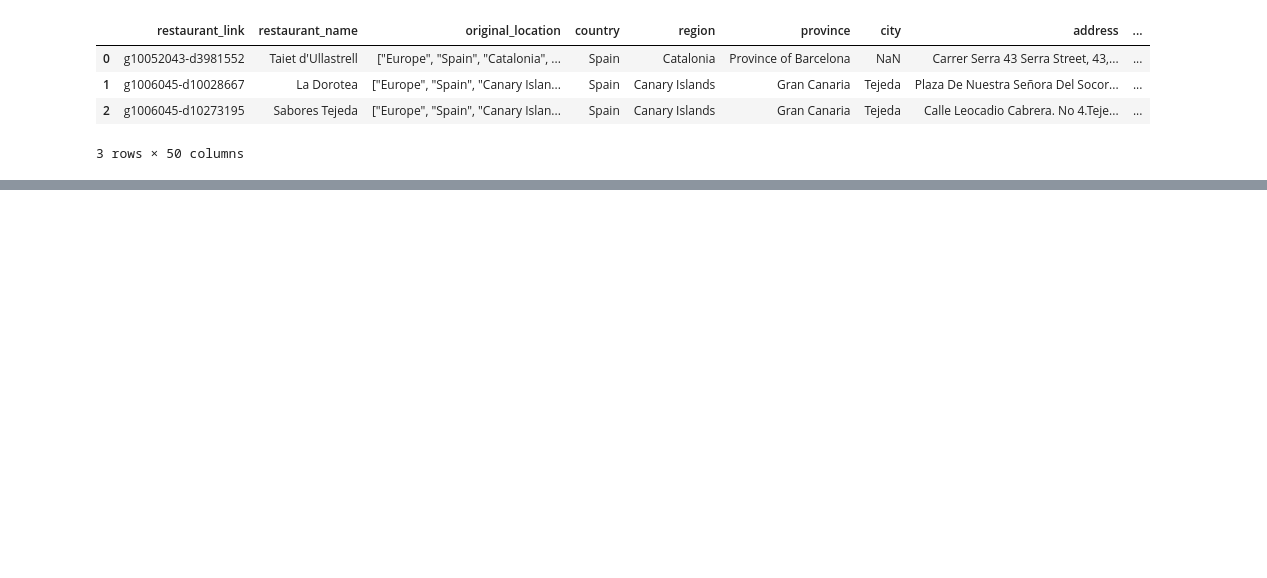
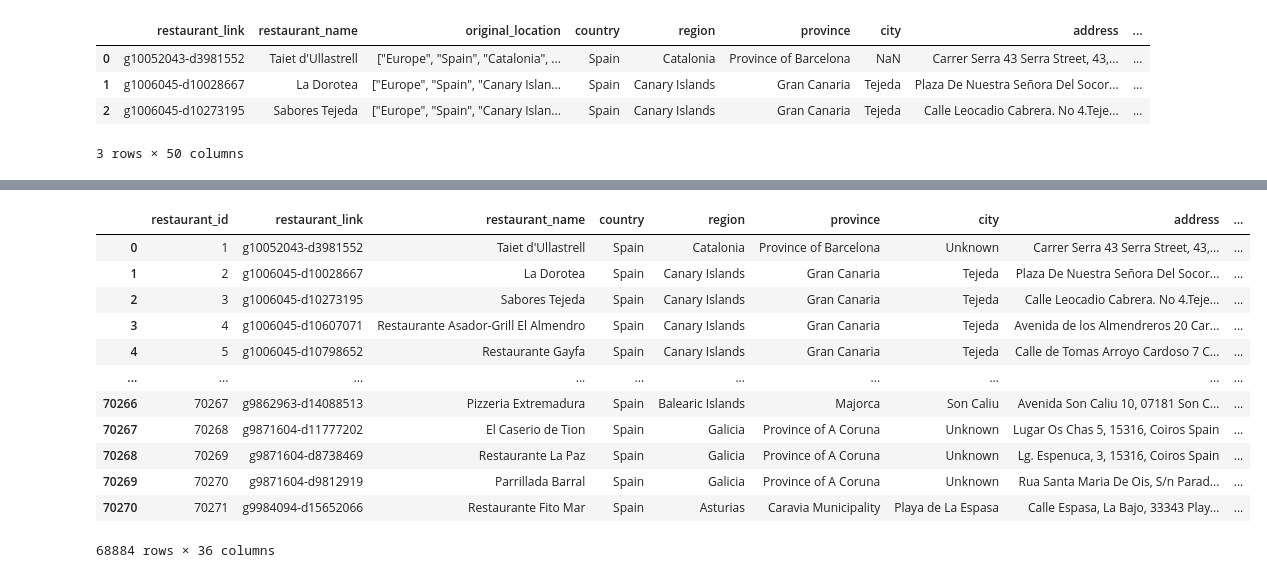
Before and after one commit to AlexMateu21/Final-Project, a Jupyter notebook: notebooks/EDA.ipynb, the cells around one changed output, grey strips where cells are left out. Cells and saved outputs as stored; diff of their text form; code cells hidden in the pictures; blank space fills up the shorter version.

```diff
--- a/notebooks/EDA.ipynb
+++ b/notebooks/EDA.ipynb
@@ -1453,0 +1499,2 @@ df_final.head(3)
+# %%
+df_final.loc[mask_invalid, 'zip_code'] = None
@@ -1473,0 +1565,10 @@ dtype: object
+# %%
+# Now that we made the analysis we can drop the columns that we don't need anymore, or that they are not related to our analysis and save them in a new variable called df_final_clean:
+columns_to_drop = ['original_location','awards', 'popularity_detailed', 'popularity_generic',
+       'top_tags', 'price_range', 'meals', 'special_diets', 'features','original_open_hours', 'open_days_per_week', 'working_shifts_per_week', 'default_language',
+       'reviews_count_in_default_language', 'keywords',
+       'category_check'
+
+]
+df_final_clean = df_final.drop(columns=columns_to_drop, inplace=False)
+df_final_clean.shape
@@ -1473,0 +1602,3 @@ dtype: object
+# %%
+df_final_clean["price_level"] = df_final_clean["price_level"].fillna("Unknown")
+df_final_clean["price_level"]
@@ -1473,0 +1634,17 @@ dtype: object
+# %%
+# check the null values in the province, city, zip code and address column and then, change them with "unknown"
+print(df_final_clean['province'].isna().sum())
+df_final_clean['province'] = df_final_clean['province'].fillna('Unknown')
+print(df_final_clean['province'].isna().sum())
+
+print(df_final_clean['city'].isna().sum())
+df_final_clean['city'] = df_final_clean['city'].fillna('Unknown')
+print(df_final_clean['city'].isna().sum())
+
+print(df_final_clean['zip_code'].isna().sum())
+df_final_clean['zip_code'] = df_final_clean['zip_code'].fillna('Unknown')
+print(df_final_clean['zip_code'].isna().sum())
+
+print(df_final_clean['address'].isna().sum())
+df_final_clean['address'] = df_final_clean['address'].fillna('Unknown')
+print(df_final_clean['address'].isna().sum())
@@ -1473,0 +1806,18 @@ dtype: object
+# %%
+df_final_clean["restaurant_id"] = df_final_clean.index + 1
+df_final_clean = df_final_clean.iloc[:, [-1] + list(range(df_final_clean.shape[1] - 1))]
+df_final_clean
+# %% [output]
+|  | restaurant_id | restaurant_link | restaurant_name | country | region | province | city | address | ... |
+| 0 | 1 | g10052043-d3981552 | Taiet d'Ullastrell | Spain | Catalonia | Province of Barcelona | Unknown | Carrer Serra 43 Serra Street, 43,... | ... |
+| 1 | 2 | g1006045-d10028667 | La Dorotea | Spain | Canary Islands | Gran Canaria | Tejeda | Plaza De Nuestra Señora Del Socor... | ... |
+| 2 | 3 | g1006045-d10273195 | Sabores Tejeda | Spain | Canary Islands | Gran Canaria | Tejeda | Calle Leocadio Cabrera. No 4.Teje... | ... |
+| 3 | 4 | g1006045-d10607071 | Restaurante Asador-Grill El Almendro | Spain | Canary Islands | Gran Canaria | Tejeda | Avenida de los Almendreros 20 Car... | ... |
+| 4 | 5 | g1006045-d10798652 | Restaurante Gayfa | Spain | Canary Islands | Gran Canaria | Tejeda | Calle de Tomas Arroyo Cardoso 7 C... | ... |
+| ... | ... | ... | ... | ... | ... | ... | ... | ... | ... |
+| 70266 | 70267 | g9862963-d14088513 | Pizzeria Extremadura | Spain | Balearic Islands | Majorca | Son Caliu | Avenida Son Caliu 10, 07181 Son C... | ... |
+| 70267 | 70268 | g9871604-d11777202 | El Caserio de Tion | Spain | Galicia | Province of A Coruna | Unknown | Lugar Os Chas 5, 15316, Coiros Spain | ... |
+| 70268 | 70269 | g9871604-d8738469 | Restaurante La Paz | Spain | Galicia | Province of A Coruna | Unknown | Lg. Espenuca, 3, 15316, Coiros Spain | ... |
+| 70269 | 70270 | g9871604-d9812919 | Parrillada Barral | Spain | Galicia | Province of A Coruna | Unknown | Rua Santa Maria De Ois, S/n Parad... | ... |
+| 70270 | 70271 | g9984094-d15652066 | Restaurante Fito Mar | Spain | Asturias | Caravia Municipality | Playa de La Espasa | Calle Espasa, La Bajo, 33343 Play... | ... |
+68884 rows × 36 columns
```
Also changed, not shown: parts of 88 cells of this notebook.
